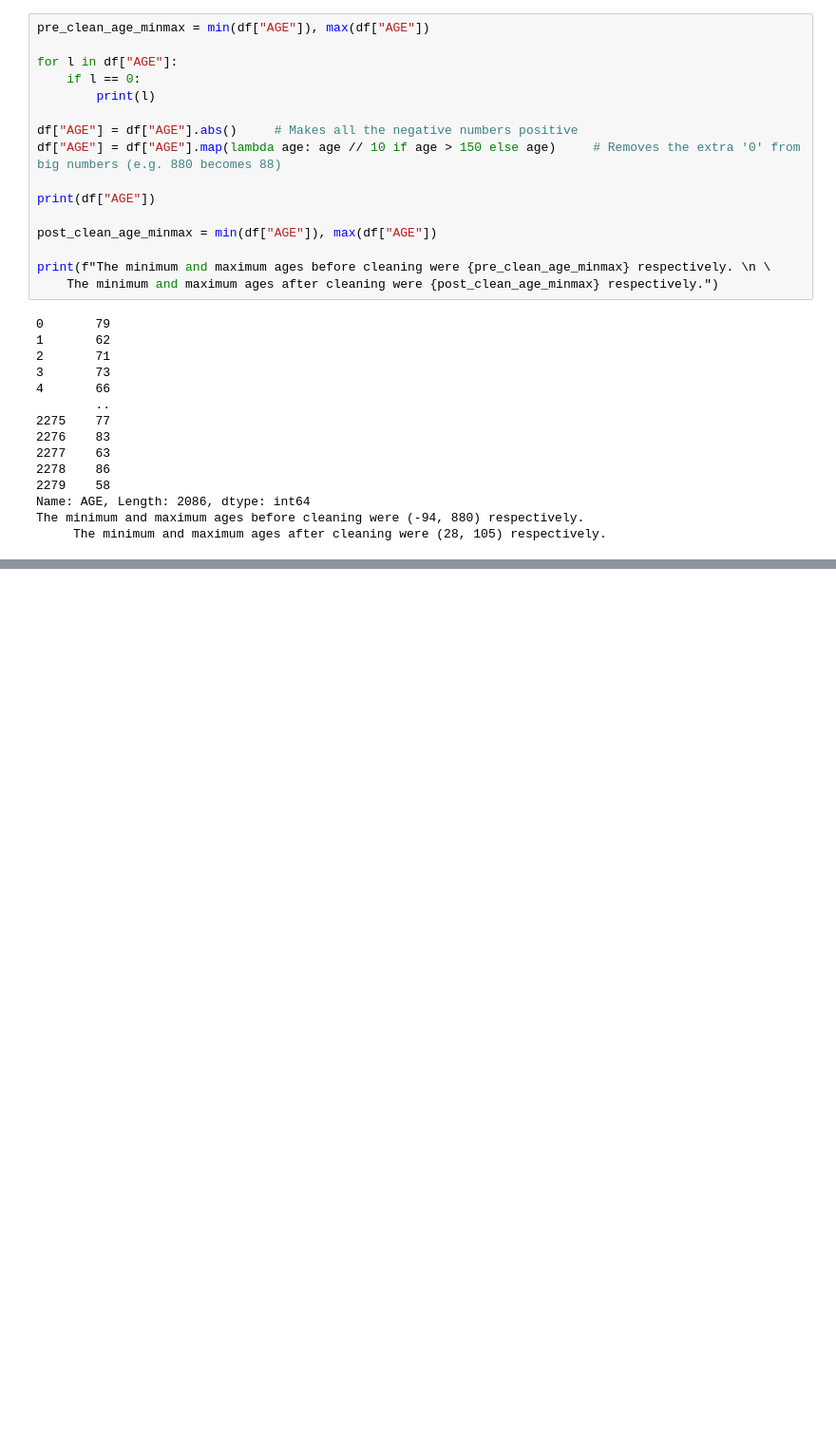
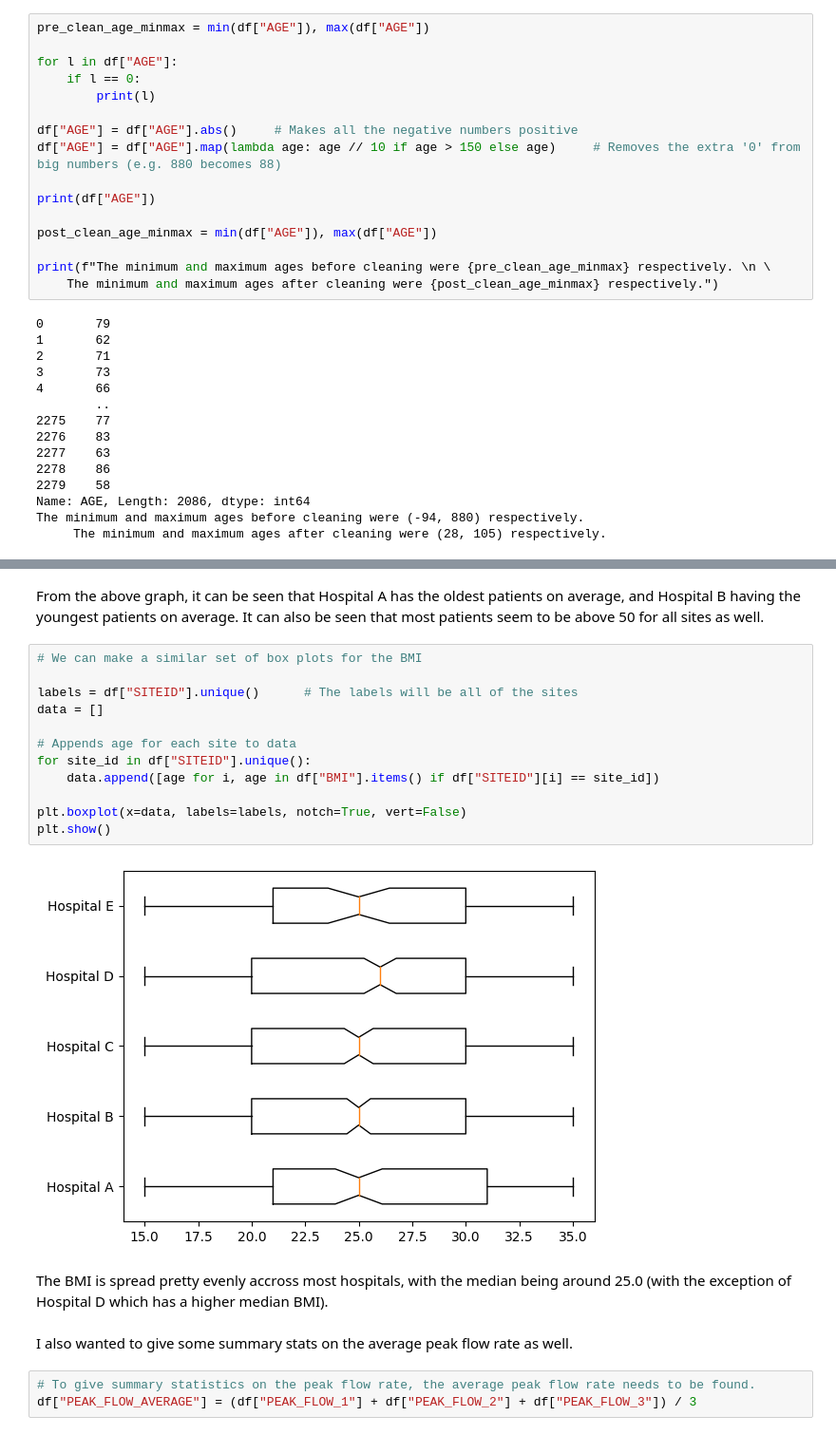
Before and after one commit to TheKonamiKoder/Clinical-Trials-Data-Analyis, a Jupyter notebook: src/main.ipynb, the cells around one changed output, grey strips where cells are left out. Shown at 95% size. Cells and saved outputs as stored; diff of their text form; blank space fills up the shorter version.

Commit message:
Make summary statistics

```diff
--- a/src/main.ipynb
+++ b/src/main.ipynb
@@ -124,0 +149,23 @@ The minimum and maximum ages before cleaning were (-94, 880) respectively.
+# %% [markdown]
+From the above graph, it can be seen that Hospital A has the oldest patients on average, and Hospital B having the youngest patients on average. It can also be seen that most patients seem to be above 50 for all sites as well.
+# %%
+# We can make a similar set of box plots for the BMI
+
+labels = df["SITEID"].unique()      # The labels will be all of the sites
+data = []
+
+# Appends age for each site to data
+for site_id in df["SITEID"].unique():
+    data.append([age for i, age in df["BMI"].items() if df["SITEID"][i] == site_id])
+
+plt.boxplot(x=data, labels=labels, notch=True, vert=False)
+plt.show()
+# %% [output]
+[figure, added]
+# %% [markdown]
+The BMI is spread pretty evenly accross most hospitals, with the median being around 25.0 (with the exception of Hospital D which has a higher median BMI).
+# %% [markdown]
+I also wanted to give some summary stats on the average peak flow rate as well.
+# %%
+# To give summary statistics on the peak flow rate, the average peak flow rate needs to be found.
+df["PEAK_FLOW_AVERAGE"] = (df["PEAK_FLOW_1"] + df["PEAK_FLOW_2"] + df["PEAK_FLOW_3"]) / 3
```
Also changed, not shown: parts of 3 cells of this notebook.
